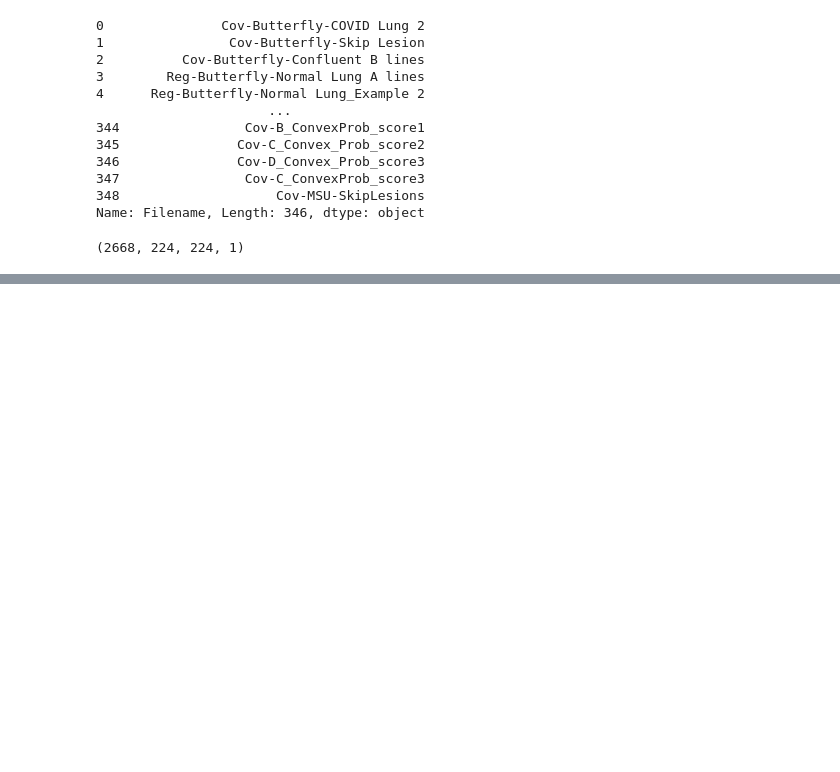
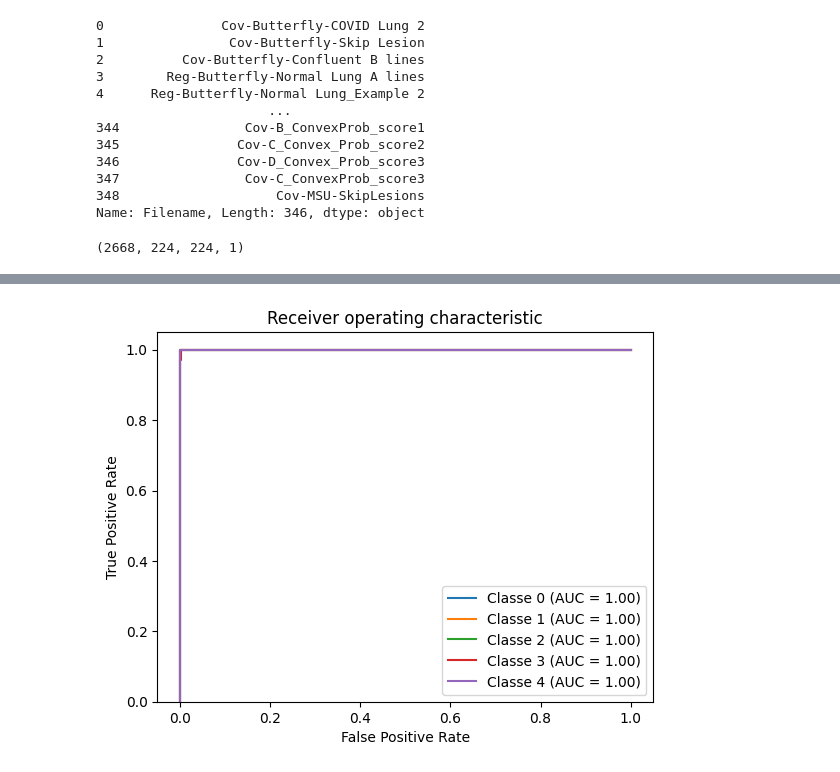
Before and after one commit to Cleps/PavicNet-MC, a Jupyter notebook: multilabel_PavicNet_MC_Github.ipynb, the cells around one changed output, grey strips where cells are left out. Saved outputs shown, nothing was run; the diff lists cells and outputs as text; code cells hidden in the pictures; blank space fills up the shorter version.

```diff
--- a/multilabel_PavicNet_MC_Github.ipynb
+++ b/multilabel_PavicNet_MC_Github.ipynb
@@ -465,0 +468,34 @@ plt.show()
+# %%
+# ROC CURVE PLOT
+
+from sklearn.metrics import roc_auc_score, roc_curve
+import matplotlib.pyplot as plt
+
+# Fazer as previsões no conjunto de teste
+y_pred = model01.predict(X_test)
+
+n_classes = y_test.shape[1]
+
+# Calcular a área sob a curva ROC para cada classe
+fpr = dict()
+tpr = dict()
+roc_auc = dict()
+for i in range(n_classes):
+    fpr[i], tpr[i], _ = roc_curve(y_test[:, i], y_pred[:, i])
+    roc_auc[i] = roc_auc_score(y_test[:, i], y_pred[:, i])
+
+# Plotar a curva ROC para cada classe
+for i in range(n_classes):
+#for i in range(1):
+    plt.plot(fpr[i], tpr[i], label='Classe {0} (AUC = {1:0.2f})'
+             ''.format(i, roc_auc[i]))
+
+  #plt.plot([0, 1], [0, 1], 'k--')
+  #plt.xlim([0.0, 1.0])
+plt.ylim([0.0, 1.05])
+plt.xlabel('False Positive Rate')
+plt.ylabel('True Positive Rate')
+plt.title('Receiver operating characteristic')
+plt.legend(loc="lower right")
+plt.show()
+# %% [output]
@@ -465,0 +503 @@ plt.show()
+[figure, added]
```
Also changed, not shown: parts of 10 cells of this notebook.
